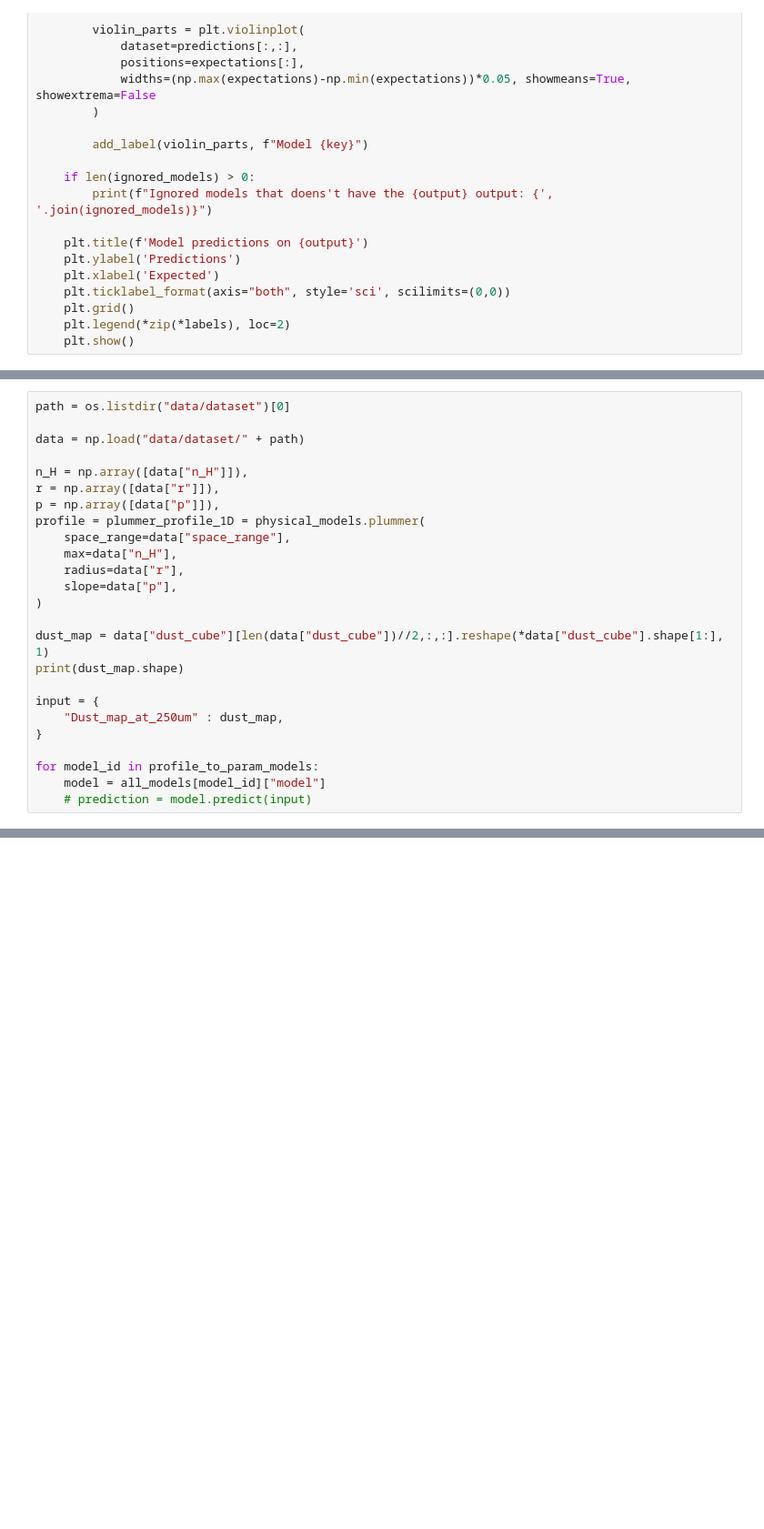
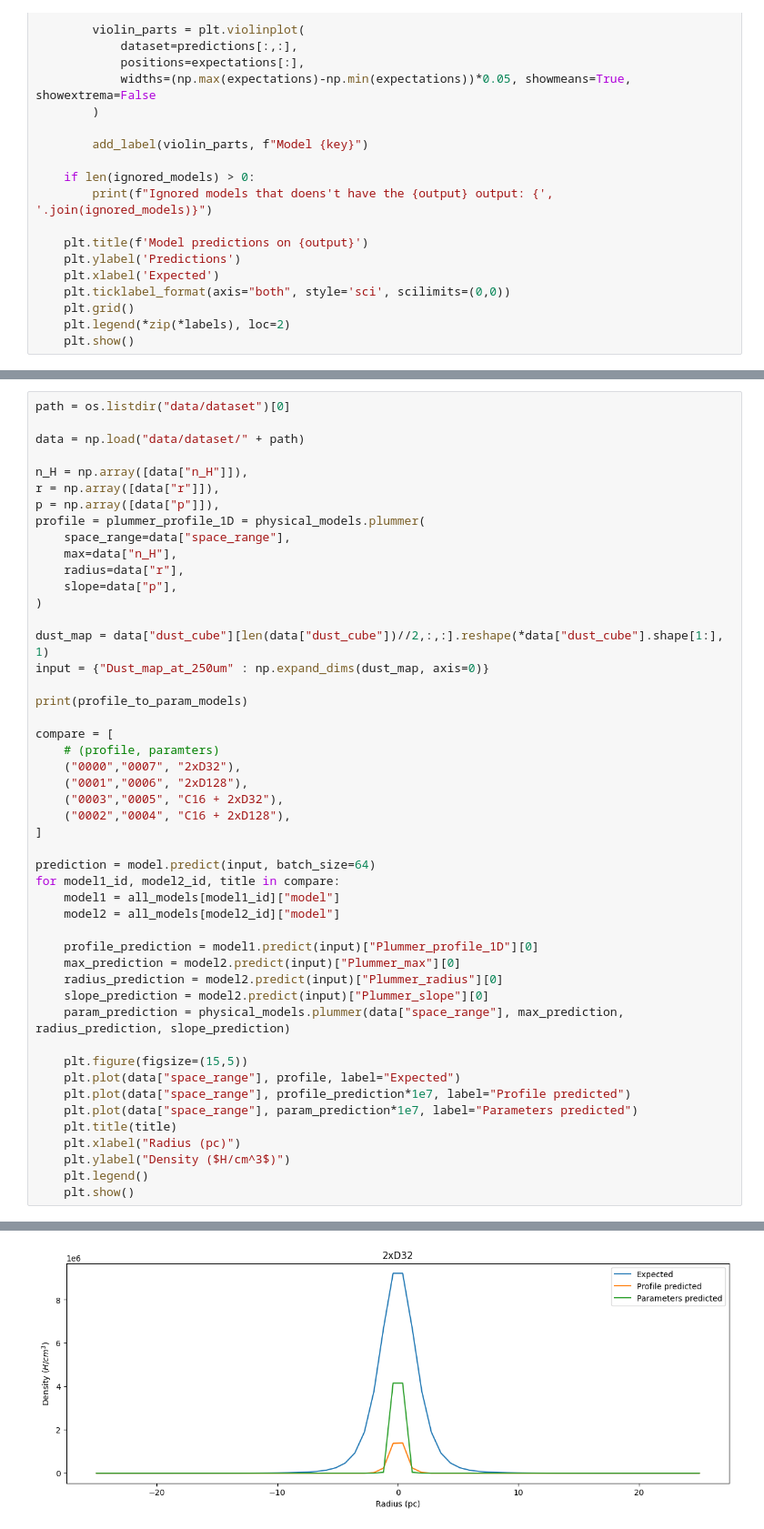
Before and after one commit to LeiRoF/M2-Internship, a Jupyter notebook: Compare_Models.ipynb, the cells around one changed output, grey strips where cells are left out. Shown at 91% size. Saved outputs shown, nothing was run; the diff lists cells and outputs as text; blank space fills up the shorter version.

```diff
--- a/Compare_Models.ipynb
+++ b/Compare_Models.ipynb
@@ -717,13 +689,36 @@ profile = plummer_profile_1D = physical_models.plummer(
 )
 
 dust_map = data["dust_cube"][len(data["dust_cube"])//2,:,:].reshape(*data["dust_cube"].shape[1:], 1)
-print(dust_map.shape)
+input = {"Dust_map_at_250um" : np.expand_dims(dust_map, axis=0)}
 
-input = {
-    "Dust_map_at_250um" : dust_map,
-}
+print(profile_to_param_models)
 
-for model_id in profile_to_param_models:
-    model = all_models[model_id]["model"]
-    # prediction = model.predict(input)
+compare = [
+    # (profile, paramters)
+    ("0000","0007", "2xD32"),
+    ("0001","0006", "2xD128"),
+    ("0003","0005", "C16 + 2xD32"),
+    ("0002","0004", "C16 + 2xD128"),
+]
+
+prediction = model.predict(input, batch_size=64)
+for model1_id, model2_id, title in compare:
+    model1 = all_models[model1_id]["model"]
+    model2 = all_models[model2_id]["model"]
+
+    profile_prediction = model1.predict(input)["Plummer_profile_1D"][0]
+    max_prediction = model2.predict(input)["Plummer_max"][0]
+    radius_prediction = model2.predict(input)["Plummer_radius"][0]
+    slope_prediction = model2.predict(input)["Plummer_slope"][0]
+    param_prediction = physical_models.plummer(data["space_range"], max_prediction, radius_prediction, slope_prediction)
+
+    plt.figure(figsize=(15,5))
+    plt.plot(data["space_range"], profile, label="Expected")
+    plt.plot(data["space_range"], profile_prediction*1e7, label="Profile predicted")
+    plt.plot(data["space_range"], param_prediction*1e7, label="Parameters predicted")
+    plt.title(title)
+    plt.xlabel("Radius (pc)")
+    plt.ylabel("Density ($H/cm^3$)")
+    plt.legend()
+    plt.show()
 # %% [output]
@@ -730,0 +731 @@ for model_id in profile_to_param_models:
+[figure, added]
```
Also changed, not shown: parts of 9 cells of this notebook, 4 other files.
